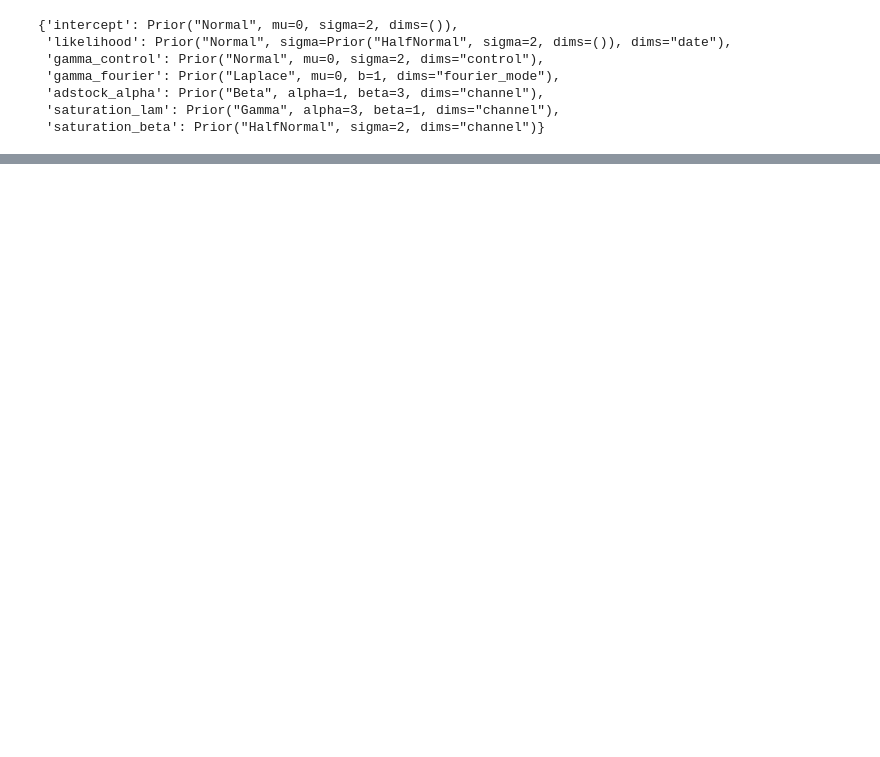
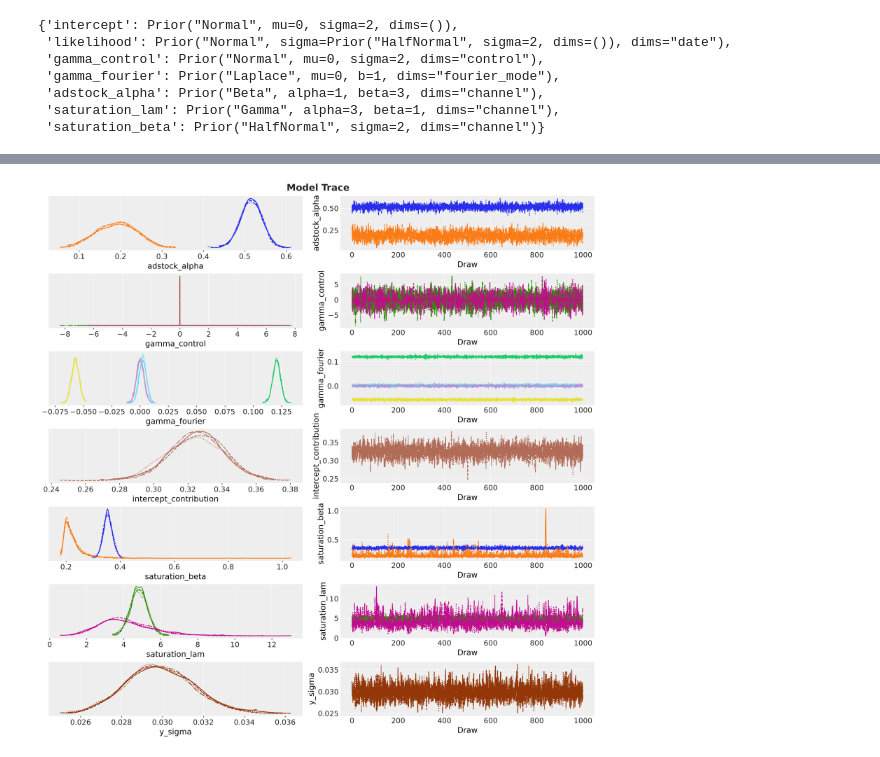
Before and after one commit to kzappmusi9/causal_inference_on_python, a Jupyter notebook: code/mmm_by_pymc.ipynb, the cells around one changed output, grey strips where cells are left out. Cells and saved outputs as stored; diff of their text form; code cells hidden in the pictures; blank space fills up the shorter version.

```diff
--- a/code/mmm_by_pymc.ipynb
+++ b/code/mmm_by_pymc.ipynb
@@ -282,0 +370,12 @@ ExecutableNotFound: failed to execute WindowsPath('dot'), make sure the Graphviz
+# %%
+%%time
+
+mmm.fit(
+    X=X,
+    y=y,
+    chains=4,
+    tune=1_500,
+    draws=1_000,
+    target_accept=0.95,
+    random_seed=rng,
+)
@@ -282,0 +462,17 @@ ExecutableNotFound: failed to execute WindowsPath('dot'), make sure the Graphviz
+# %%
+_ = azp.plot_trace_dist(
+    mmm.fit_result,
+    var_names=[
+        "adstock_alpha",
+        "gamma_control",
+        "gamma_fourier",
+        "intercept_contribution",
+        "saturation_beta",
+        "saturation_lam",
+        "y_sigma",
+    ],
+    figure_kwargs={"figsize": (15, 15)},
+)
+plt.gcf().suptitle("Model Trace", fontsize=18, fontweight="bold");
+# %% [output]
+[figure, added]
```
Also changed, not shown: parts of 15 cells of this notebook, 4 other files.
